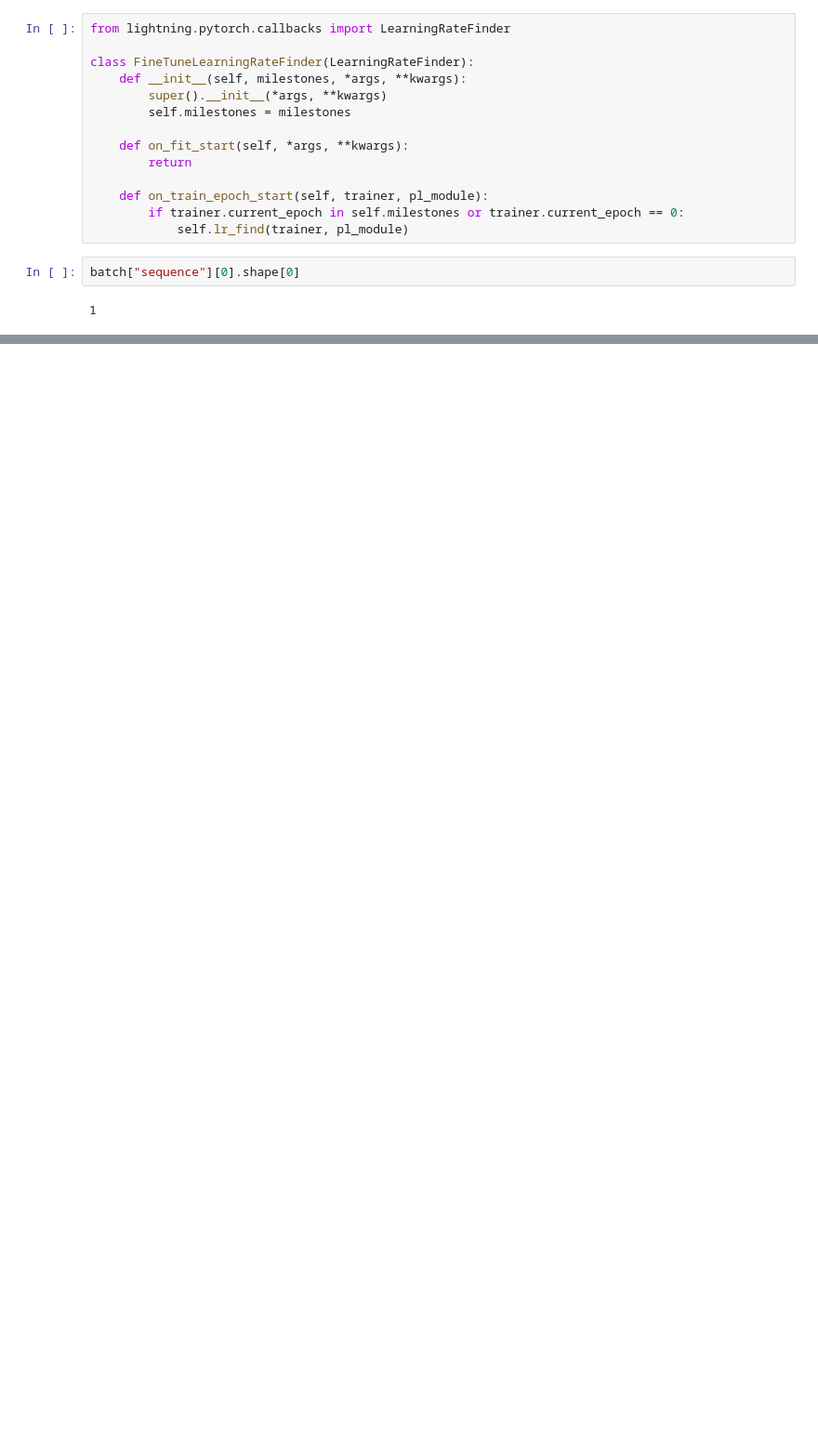
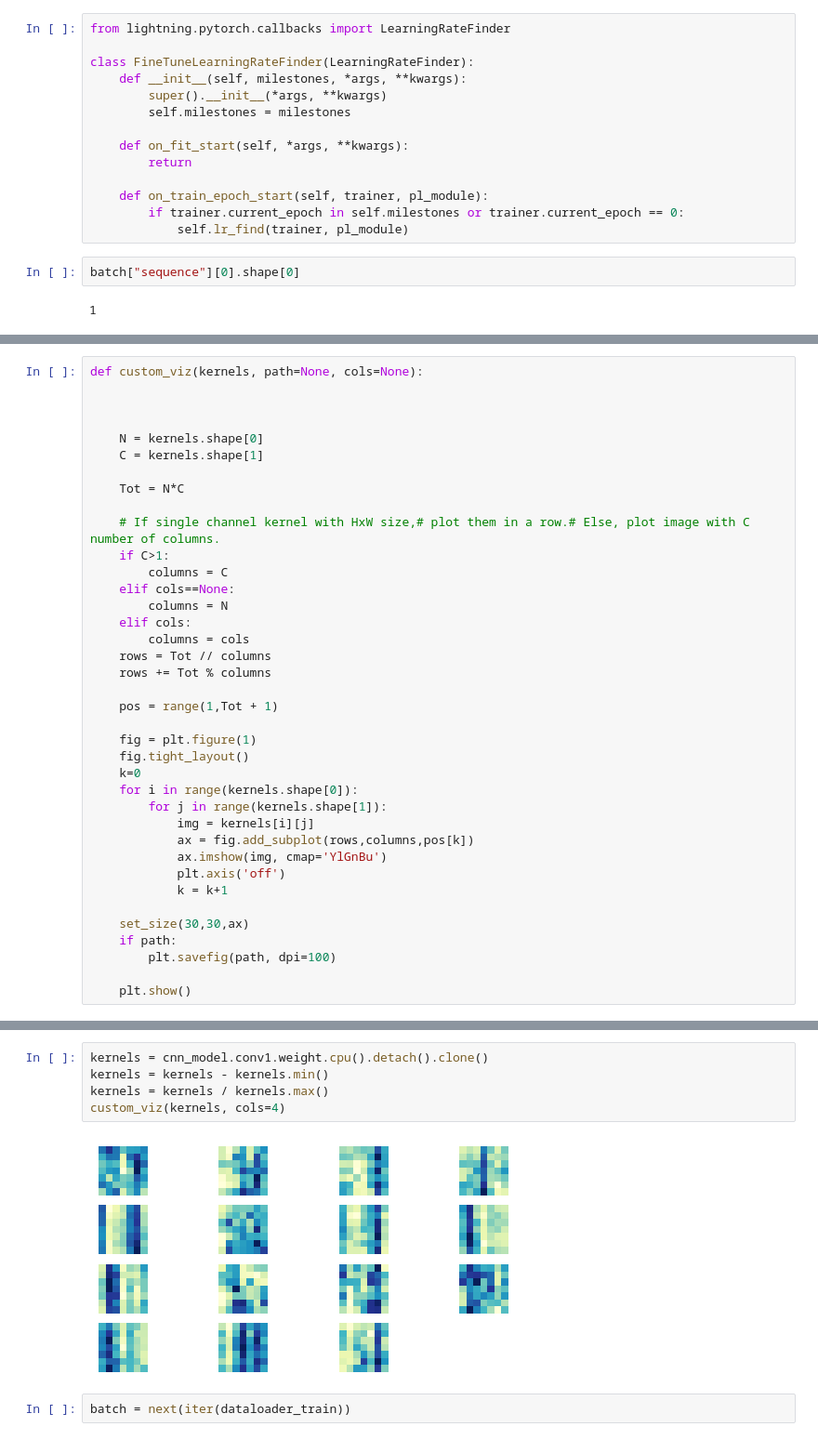
Before and after one commit to Timbaleek/ProteinStabilityNN, a Jupyter notebook: convolutionWithFixedSize.ipynb, the cells around one changed output, grey strips where cells are left out. Shown at 93% size. Drawn from its saved outputs; the diff is of its cells as text; blank space fills up the shorter version.

```diff
--- a/convolutionWithFixedSize.ipynb
+++ b/convolutionWithFixedSize.ipynb
@@ -502 +539,39 @@ Reusing TensorBoard on port 6006 (pid 1467475), started 0:08:55 ago. (Use '!kill
 [interactive output not drawn]
+# %%
+def custom_viz(kernels, path=None, cols=None):
+
+
+
+    N = kernels.shape[0]
+    C = kernels.shape[1]
+
+    Tot = N*C
+
+    # If single channel kernel with HxW size,# plot them in a row.# Else, plot image with C number of columns.
+    if C>1:
+        columns = C
+    elif cols==None:
+        columns = N
+    elif cols:
+        columns = cols
+    rows = Tot // columns
+    rows += Tot % columns
+
+    pos = range(1,Tot + 1)
+
+    fig = plt.figure(1)
+    fig.tight_layout()
+    k=0
+    for i in range(kernels.shape[0]):
+        for j in range(kernels.shape[1]):
+            img = kernels[i][j]
+            ax = fig.add_subplot(rows,columns,pos[k])
+            ax.imshow(img, cmap='YlGnBu')
+            plt.axis('off')
+            k = k+1
+
+    set_size(30,30,ax)
+    if path:
+        plt.savefig(path, dpi=100)
+
+    plt.show()
@@ -502,0 +589,9 @@ Reusing TensorBoard on port 6006 (pid 1467475), started 0:08:55 ago. (Use '!kill
+# %%
+kernels = cnn_model.conv1.weight.cpu().detach().clone()
+kernels = kernels - kernels.min()
+kernels = kernels / kernels.max()
+custom_viz(kernels, cols=4)
+# %% [output]
+[figure, added]
+# %%
+batch = next(iter(dataloader_train))
```
Also changed, not shown: parts of 31 cells of this notebook, 2 other files.
